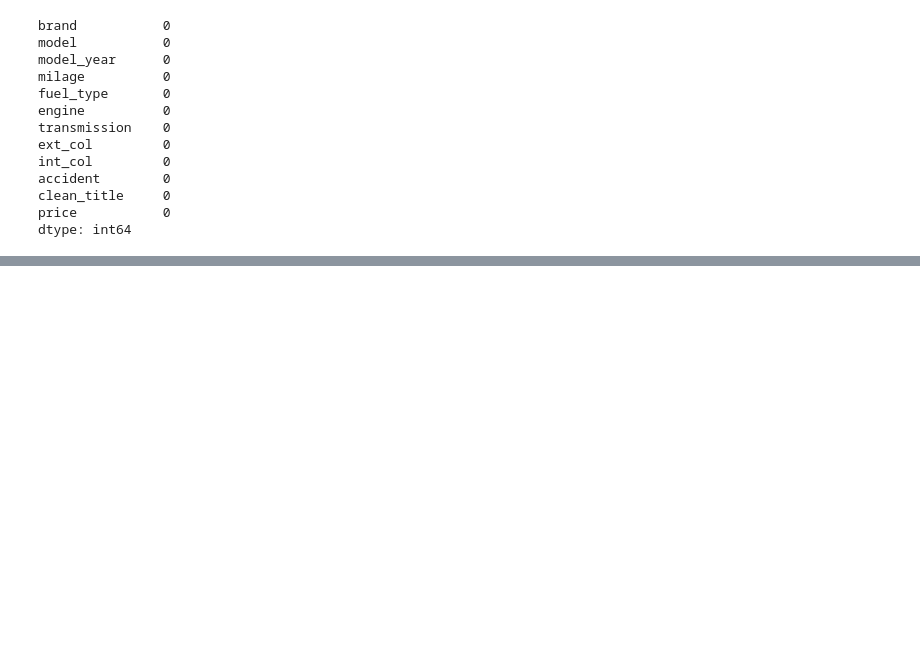
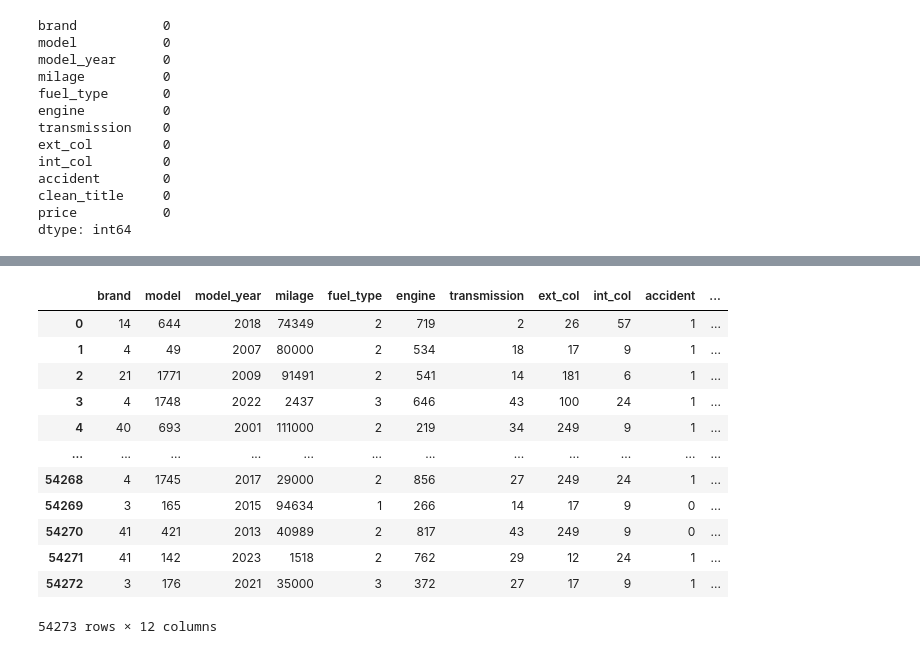
Before and after one commit to SketchyCarrot/KaglleX_Cohort_4, a Jupyter notebook: main.ipynb, the cells around one changed output, grey strips where cells are left out. Drawn from its saved outputs; the diff is of its cells as text; code cells hidden in the pictures; blank space fills up the shorter version.

```diff
--- a/main.ipynb
+++ b/main.ipynb
@@ -69,0 +78,16 @@ dtype: int64
+# %%
+df
+# %% [output]
+|  | brand | model | model_year | milage | fuel_type | engine | transmission | ext_col | int_col | accident | ... |
+| 0 | 14 | 644 | 2018 | 74349 | 2 | 719 | 2 | 26 | 57 | 1 | ... |
+| 1 | 4 | 49 | 2007 | 80000 | 2 | 534 | 18 | 17 | 9 | 1 | ... |
+| 2 | 21 | 1771 | 2009 | 91491 | 2 | 541 | 14 | 181 | 6 | 1 | ... |
+| 3 | 4 | 1748 | 2022 | 2437 | 3 | 646 | 43 | 100 | 24 | 1 | ... |
+| 4 | 40 | 693 | 2001 | 111000 | 2 | 219 | 34 | 249 | 9 | 1 | ... |
+| ... | ... | ... | ... | ... | ... | ... | ... | ... | ... | ... | ... |
+| 54268 | 4 | 1745 | 2017 | 29000 | 2 | 856 | 27 | 249 | 24 | 1 | ... |
+| 54269 | 3 | 165 | 2015 | 94634 | 1 | 266 | 14 | 17 | 9 | 0 | ... |
+| 54270 | 41 | 421 | 2013 | 40989 | 2 | 817 | 43 | 249 | 9 | 0 | ... |
+| 54271 | 41 | 142 | 2023 | 1518 | 2 | 762 | 29 | 12 | 24 | 1 | ... |
+| 54272 | 3 | 176 | 2021 | 35000 | 3 | 372 | 27 | 17 | 9 | 1 | ... |
+54273 rows × 12 columns
```
Also changed, not shown: parts of 8 cells of this notebook.
